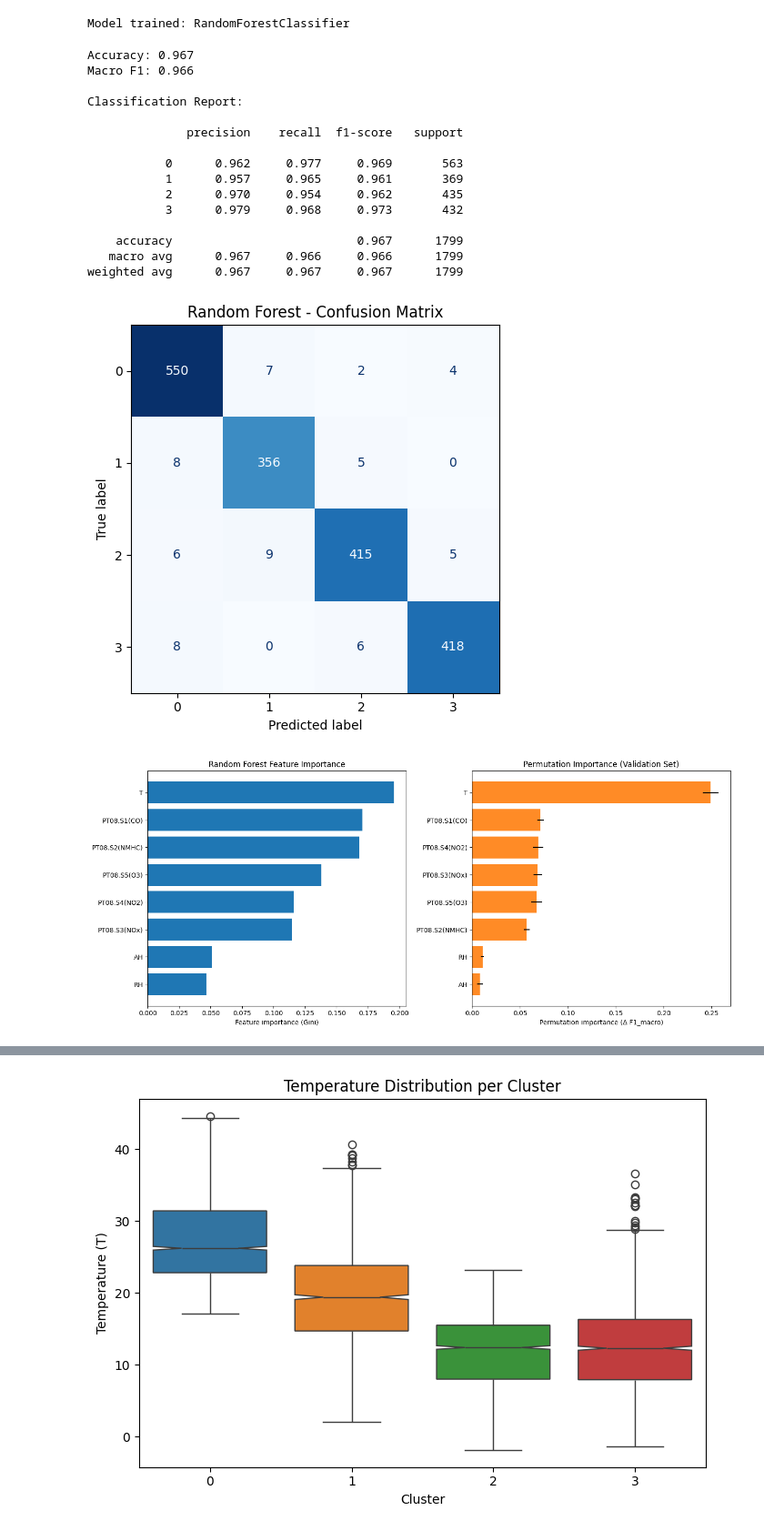
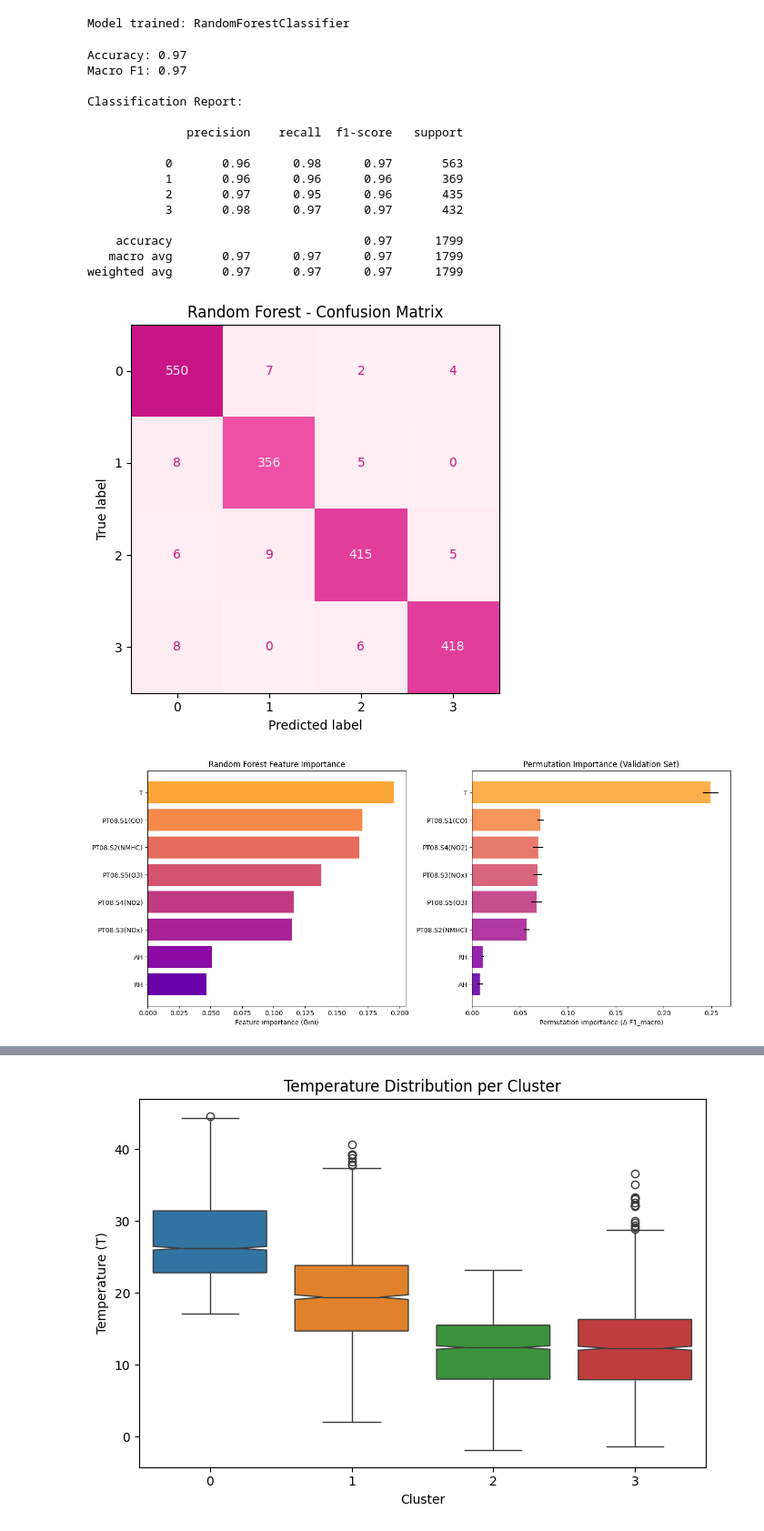
Before and after one commit to Gianluca-Coppola/Clustering, a Jupyter notebook: air_quality_clustering.ipynb, the cells around one changed output, grey strips where cells are left out. Shown at 91% size. Saved outputs shown, nothing was run; the diff lists cells and outputs as text; code cells hidden in the pictures.

```diff
--- a/air_quality_clustering.ipynb
+++ b/air_quality_clustering.ipynb
@@ -341,65 +514,67 @@ y_pred = rf.predict(X_test)
 acc = accuracy_score(y_test, y_pred)
 macro_f1 = f1_score(y_test, y_pred, average='macro')
 
-print(f"Accuracy: {acc:.3f}")
-print(f"Macro F1: {macro_f1:.3f}")
+print(f"Accuracy: {acc:.2f}")
+print(f"Macro F1: {macro_f1:.2f}")
 print("\nClassification Report:\n")
-print(classification_report(y_test, y_pred, digits=3))
+print(classification_report(y_test, y_pred, digits=2))
+
+pink_cmap = LinearSegmentedColormap.from_list("soft_pink", ["#fff0f5", "#ff69b4", "#c71585"])
 
 fig, ax = plt.subplots(figsize=(6, 5))
-ConfusionMatrixDisplay.from_estimator(rf, X_test, y_test, ax=ax, cmap='Blues', colorbar=False)
+ConfusionMatrixDisplay.from_estimator(rf, X_test, y_test, ax=ax, cmap=pink_cmap, colorbar=False)
 ax.set_title('Random Forest - Confusion Matrix')
 plt.tight_layout()
 plt.show()
 # %% [output]
-Accuracy: 0.967
-Macro F1: 0.966
+Accuracy: 0.97
+Macro F1: 0.97
 
 Classification Report:
 
               precision    recall  f1-score   support
 
-           0      0.962     0.977     0.969       563
-           1      0.957     0.965     0.961       369
-           2      0.970     0.954     0.962       435
-           3      0.979     0.968     0.973       432
+           0       0.96      0.98      0.97       563
+           1       0.96      0.96      0.96       369
+           2       0.97      0.95      0.96       435
+           3       0.98      0.97      0.97       432
 
-    accuracy                          0.967      1799
-   macro avg      0.967     0.966     0.966      1799
-weighted avg      0.967     0.967     0.967      1799
+    accuracy                           0.97      1799
+   macro avg       0.97      0.97      0.97      1799
+weighted avg       0.97      0.97      0.97      1799
-[figure, old version]
+[figure, new version]
 # %%
 from sklearn.inspection import permutation_importance
-
-# Feature importance (impurity-based) & Permutation importance (model-agnostic)
+# Gini importance
 importances = pd.Series(rf.feature_importances_, index=features).sort_values(ascending=True)
 
-# --- Permutation importance ---
+# Permutation importance
 perm = permutation_importance(
     rf, X_test, y_test,
     n_repeats=10,
     random_state=42,
     n_jobs=-1,
     scoring='f1_macro'
 )
 perm_importances = pd.Series(perm.importances_mean, index=features).sort_values(ascending=True)
 perm_err = pd.Series(perm.importances_std, index=features).loc[perm_importances.index]
 
-# --- Side-by-side plots ---
-fig, axes = plt.subplots(1, 2, figsize=(14, 6))  # 1 row, 2 columns
+# Plasma color palette
+plasma = plt.get_cmap('plasma')
+colors_gini = plasma(np.linspace(0.2, 0.8, len(importances)))
+colors_perm = plasma(np.linspace(0.2, 0.8, len(perm_importances)))
 
-# Left: Random Forest impurity-based
-axes[0].barh(importances.index, importances.values, color='#1f77b4')
+fig, axes = plt.subplots(1, 2, figsize=(14, 6))
+axes[0].barh(importances.index, importances.values, color=colors_gini)
 axes[0].set_xlabel('Feature importance (Gini)')
 axes[0].set_title('Random Forest Feature Importance')
 
-# Right: Permutation importance
-axes[1].barh(perm_importances.index, perm_importances.values, xerr=perm_err.values, color='#ff7f0e', alpha=0.9)
+axes[1].barh(perm_importances.index, perm_importances.values, xerr=perm_err.values, color=colors_perm, alpha=0.9)
 axes[1].set_xlabel('Permutation importance (Δ F1_macro)')
 axes[1].set_title('Permutation Importance (Validation Set)')
 
 plt.tight_layout()
 plt.show()
 # %% [output]
-[figure, old version]
+[figure, new version]
 # %%
```
Also changed, not shown: parts of 12 cells of this notebook.
